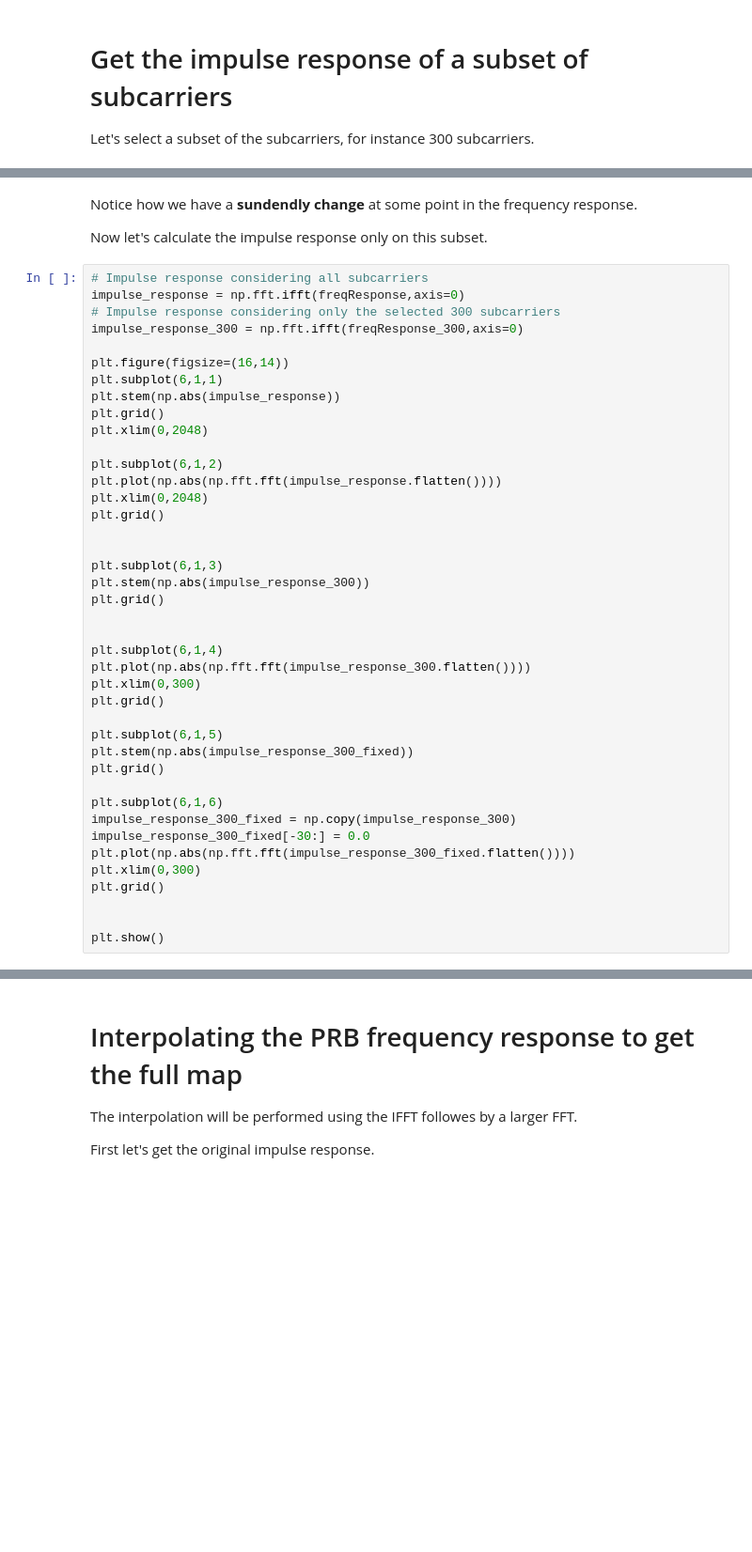
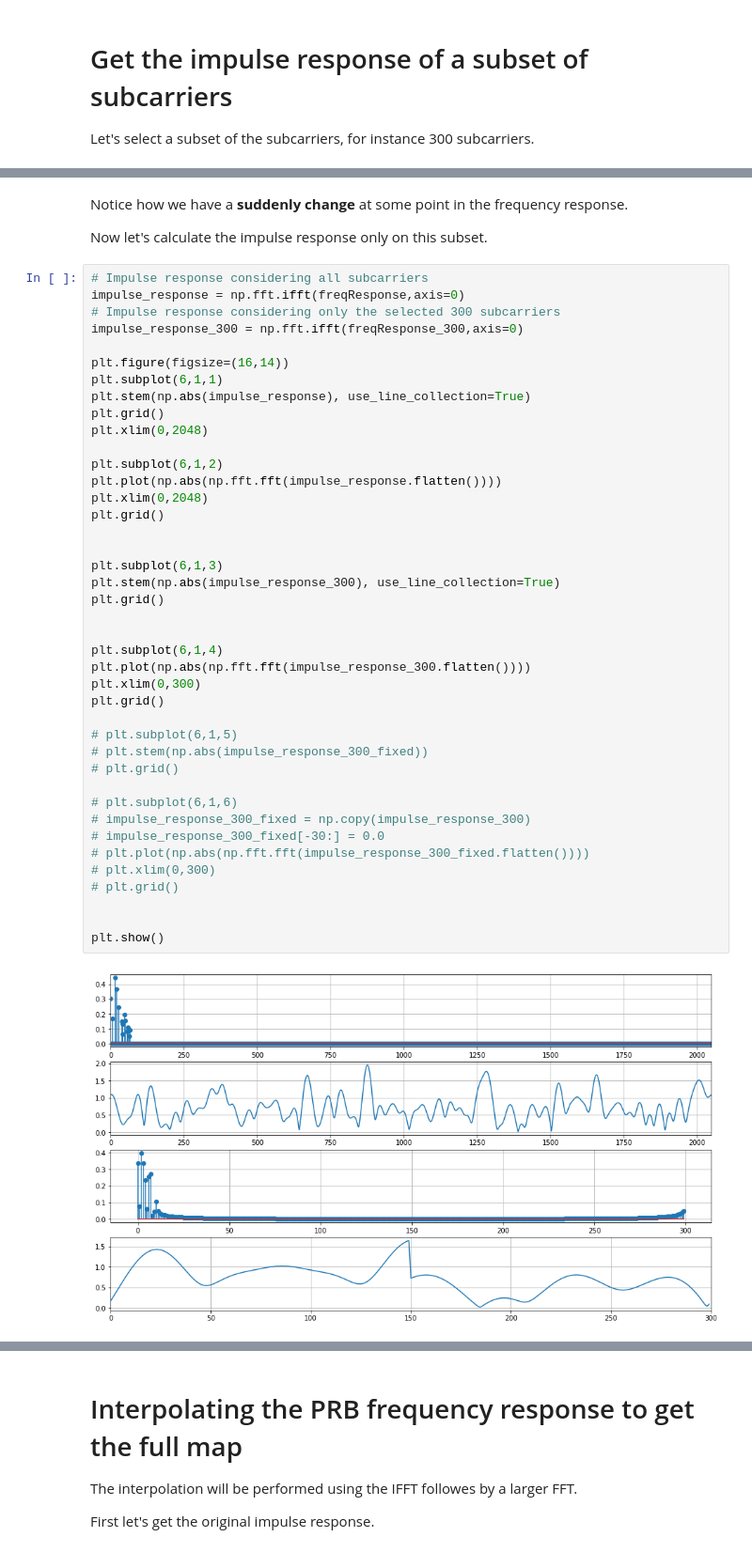
Before and after one commit to darcamo/pyphysim, a Jupyter notebook: ipython_notebooks/TDL_Channel_Frequency_Response.ipynb, the cells around one changed output, grey strips where cells are left out. Shown at 94% size. Cells and saved outputs as stored; diff of their text form; blank space fills up the shorter version.

```diff
--- a/ipython_notebooks/TDL_Channel_Frequency_Response.ipynb
+++ b/ipython_notebooks/TDL_Channel_Frequency_Response.ipynb
@@ -118,47 +128,49 @@ plt.show()
 # %% [markdown]
-Notice how we have a **sundendly change** at some point in the frequency response.
+Notice how we have a **suddenly change** at some point in the frequency response.
 
 Now let's calculate the impulse response only on this subset.
 # %%
 # Impulse response considering all subcarriers
 impulse_response = np.fft.ifft(freqResponse,axis=0)
 # Impulse response considering only the selected 300 subcarriers
 impulse_response_300 = np.fft.ifft(freqResponse_300,axis=0)
 
 plt.figure(figsize=(16,14))
 plt.subplot(6,1,1)
-plt.stem(np.abs(impulse_response))
+plt.stem(np.abs(impulse_response), use_line_collection=True)
 plt.grid()
 plt.xlim(0,2048)
 
 plt.subplot(6,1,2)
 plt.plot(np.abs(np.fft.fft(impulse_response.flatten())))
 plt.xlim(0,2048)
 plt.grid()
 
 
 plt.subplot(6,1,3)
-plt.stem(np.abs(impulse_response_300))
+plt.stem(np.abs(impulse_response_300), use_line_collection=True)
 plt.grid()
 
 
 plt.subplot(6,1,4)
 plt.plot(np.abs(np.fft.fft(impulse_response_300.flatten())))
 plt.xlim(0,300)
 plt.grid()
 
-plt.subplot(6,1,5)
-plt.stem(np.abs(impulse_response_300_fixed))
-plt.grid()
+# plt.subplot(6,1,5)
+# plt.stem(np.abs(impulse_response_300_fixed))
+# plt.grid()
 
-plt.subplot(6,1,6)
-impulse_response_300_fixed = np.copy(impulse_response_300)
-impulse_response_300_fixed[-30:] = 0.0
-plt.plot(np.abs(np.fft.fft(impulse_response_300_fixed.flatten())))
-plt.xlim(0,300)
-plt.grid()
+# plt.subplot(6,1,6)
+# impulse_response_300_fixed = np.copy(impulse_response_300)
+# impulse_response_300_fixed[-30:] = 0.0
+# plt.plot(np.abs(np.fft.fft(impulse_response_300_fixed.flatten())))
+# plt.xlim(0,300)
+# plt.grid()
 
 
 plt.show()
+# %% [output]
+[figure, added]
 # %%
 impulse_response.shape
```
Also changed, not shown: parts of 11 cells of this notebook, 14 other files.
